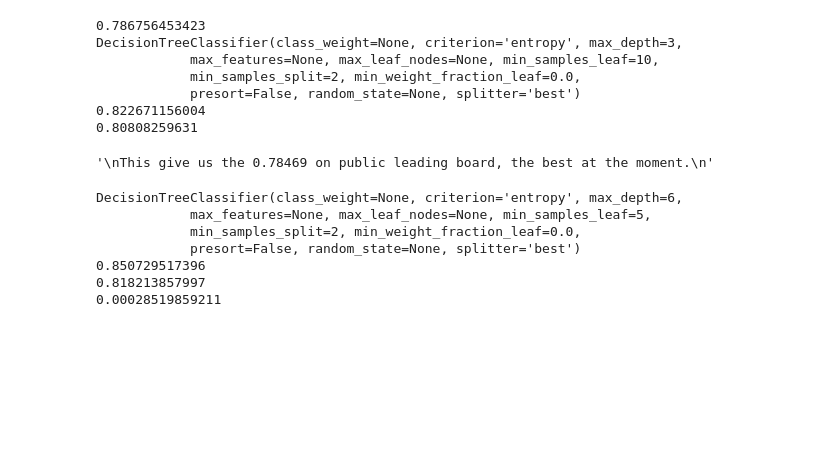
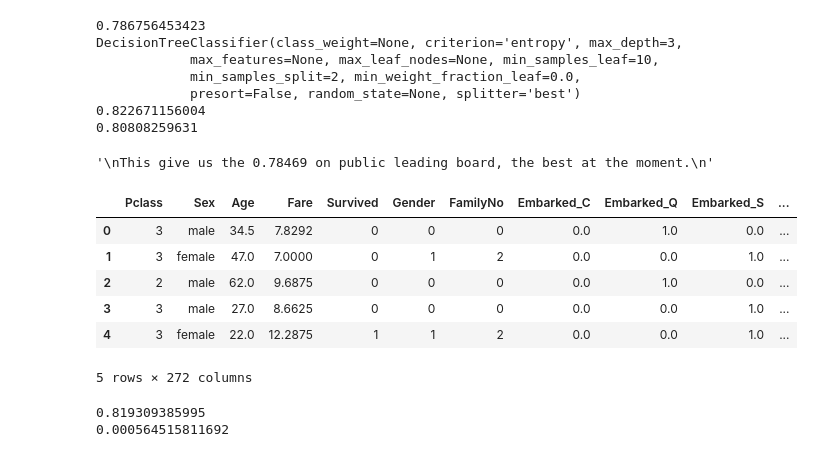
Before and after one commit to Zhenxingzhang/KaggleCompetitions, a Jupyter notebook: TitanicSurvived/notebooks/TitanicSurvived.ipynb, the cells around one changed output. Drawn from its saved outputs; the diff is of its cells as text; code cells hidden in the pictures; blank space fills up the shorter version.

Commit message:
Title feature in Titanic working

```diff
--- a/TitanicSurvived/notebooks/TitanicSurvived.ipynb
+++ b/TitanicSurvived/notebooks/TitanicSurvived.ipynb
@@ -251,0 +286,10 @@ Name: Title_1, dtype: int64
+# %%
+# Extract family names
+combi_df["FamilyName"] = combi_df.apply(lambda x: "{}_{}".format(re.findall(r".[\w\s]+", x['Name'])[0].strip(), x['FamilyNo']), axis=1)
+# combi_df["FamilyName"] = combi_df["Name"].apply(lambda x: re.findall(r".[\w\s]+", x)[0].strip())
+combi_df["FamilyName"] = combi_df.apply(lambda x: 'small' if x['FamilyNo'] < 4 else x['FamilyName'], axis=1)
+
+train_data["FamilyName"] = combi_df["FamilyName"][0:train_data.shape[0]]
+test_data["FamilyName"] = combi_df["FamilyName"][train_data.shape[0]:].reset_index(drop=True)
+
+print(combi_df["FamilyName"].value_counts())
@@ -358,16 +419,53 @@ def one_hot_dataframe(data, column_name):
 # %%
 # add family number and embarked as feature.
 train_data["FamilyNo"] = train_data["SibSp"] + train_data["Parch"]
 test_data["FamilyNo"] = test_data["SibSp"] + test_data["SibSp"]
 
 train_data = pd.concat([train_data, one_hot_dataframe(train_data, "Embarked")], axis=1)
 test_data =  pd.concat([test_data, one_hot_dataframe(test_data, "Embarked")], axis=1)
 
 train_data = pd.concat([train_data, one_hot_dataframe(train_data, "Title")], axis=1)
 test_data =  pd.concat([test_data, one_hot_dataframe(test_data, "Title")], axis=1)
 
 train_data = pd.concat([train_data, one_hot_dataframe(train_data, "Pclass")], axis=1)
 test_data =  pd.concat([test_data, one_hot_dataframe(test_data, "Pclass")], axis=1)
+
+train_data = pd.concat([train_data, one_hot_dataframe(train_data, "FamilyName")], axis=1)
+test_data =  pd.concat([test_data, one_hot_dataframe(test_data, "FamilyName")], axis=1)
+
+# train_data.drop("SibSp", axis=1, inplace=True)
+# train_data.drop("Parch", axis=1, inplace=True)
+# train_data.drop("PassengerId", axis=1, inplace=True)
+# train_data.drop("Name", axis=1, inplace=True)
+# train_data.drop("Ticket", axis=1, inplace=True)
+# train_data.drop("Cabin", axis=1, inplace=True)
+# train_data.drop("Embarked", axis=1, inplace=True)
+# train_data.drop("Fare_class", axis=1, inplace=True)
+# train_data.drop("Title", axis=1, inplace=True)
+# train_data.drop("Title_1", axis=1, inplace=True)
+
+
+# test_data.drop("SibSp", axis=1, inplace=True)
+# test_data.drop("Parch", axis=1, inplace=True)
+# test_data.drop("PassengerId", axis=1, inplace=True)
+# test_data.drop("Name", axis=1, inplace=True)
+# test_data.drop("Ticket", axis=1, inplace=True)
+# test_data.drop("Cabin", axis=1, inplace=True)
+# test_data.drop("Embarked", axis=1, inplace=True)
+# test_data.drop("Fare_class", axis=1, inplace=True)
+# test_data.drop("Title", axis=1, inplace=True)
+# test_data.drop("Title_1", axis=1, inplace=True)
+
+train_data.head()
+test_data.head()
+# %% [output]
+|  | Pclass | Sex | Age | Fare | Survived | Gender | FamilyNo | Embarked_C | Embarked_Q | Embarked_S | ... |
+| 0 | 3 | male | 34.5 | 7.8292 | 0 | 0 | 0 | 0.0 | 1.0 | 0.0 | ... |
+| 1 | 3 | female | 47.0 | 7.0000 | 0 | 1 | 2 | 0.0 | 0.0 | 1.0 | ... |
+| 2 | 2 | male | 62.0 | 9.6875 | 0 | 0 | 0 | 0.0 | 1.0 | 0.0 | ... |
+| 3 | 3 | male | 27.0 | 8.6625 | 0 | 0 | 0 | 0.0 | 0.0 | 1.0 | ... |
+| 4 | 3 | female | 22.0 | 12.2875 | 1 | 1 | 2 | 0.0 | 0.0 | 1.0 | ... |
+5 rows × 272 columns
 # %%
 # test_data.info()
 from sklearn.linear_model import LogisticRegression
@@ -375,32 +473,26 @@ feature_columns = ["Gender","Pclass", "Fare", "Age"]
 # feature_columns = ["Gender","Pclass_1", "Pclass_2", "Fare", "Age", "Title_Master", "Embarked_S", "Embarked_C", "FamilyNo"]
 # feature_columns = ["Gender","Title_Mr","Title_Mrs","Title_None","Title_Sir","Title_Miss","Title_Master", "Title_Lady", "Pclass_1", "Pclass_2", "Pclass_3", "Fare", "Age", "FamilyNo", "Embarked_S", "Embarked_C","Embarked_Q"]
 
-# clf = LogisticRegression(C=1e5)
-clf = tree.DecisionTreeClassifier(max_depth=6, min_samples_leaf=5, criterion="entropy")
-clf = clf.fit(train_data[feature_columns], training_labels)
-print(clf)
+# # clf = LogisticRegression(C=1e5)
+clf = tree.DecisionTreeClassifier(max_depth=3, min_samples_leaf=10, criterion="entropy")
+# clf = clf.fit(train_data[feature_columns], training_labels)
+# print(clf)
 
 
-predict_labels = clf.predict(train_data[feature_columns])
-train_score = accuracy_score(predict_labels, training_labels)
-print(train_score)
+# predict_labels = clf.predict(train_data[feature_columns])
+# train_score = accuracy_score(predict_labels, training_labels)
+# print(train_score)
 
-
-cv_scores = cross_validation.cross_val_score(clf, train_data[feature_columns], training_labels, cv=5)
+cv_scores = cross_validation.cross_val_score(clf, train_data[feature_columns], training_labels, cv=10)
 print(cv_scores.mean())
 print(cv_scores.var())
 
-predict_labels = clf.predict(test_data[feature_columns])
-test_data["Survived"] = pd.Series(predict_labels)
-write_to_csv(test_data, "sex_fare_pclass_family_dt.csv")
+# predict_labels = clf.predict(test_data[feature_columns])
+# test_data["Survived"] = pd.Series(predict_labels)
+# write_to_csv(test_data, "sex_fare_pclass_family_dt.csv")
 # %% [output]
-DecisionTreeClassifier(class_weight=None, criterion='entropy', max_depth=6,
-            max_features=None, max_leaf_nodes=None, min_samples_leaf=5,
-            min_samples_split=2, min_weight_fraction_leaf=0.0,
-            presort=False, random_state=None, splitter='best')
-0.850729517396
-0.818213857997
-0.00028519859211
+0.819309385995
+0.000564515811692
 # %%
 import numpy as np
 from sklearn.tree import DecisionTreeClassifier
```
Also changed, not shown: parts of 9 cells of this notebook, 9 other files.
